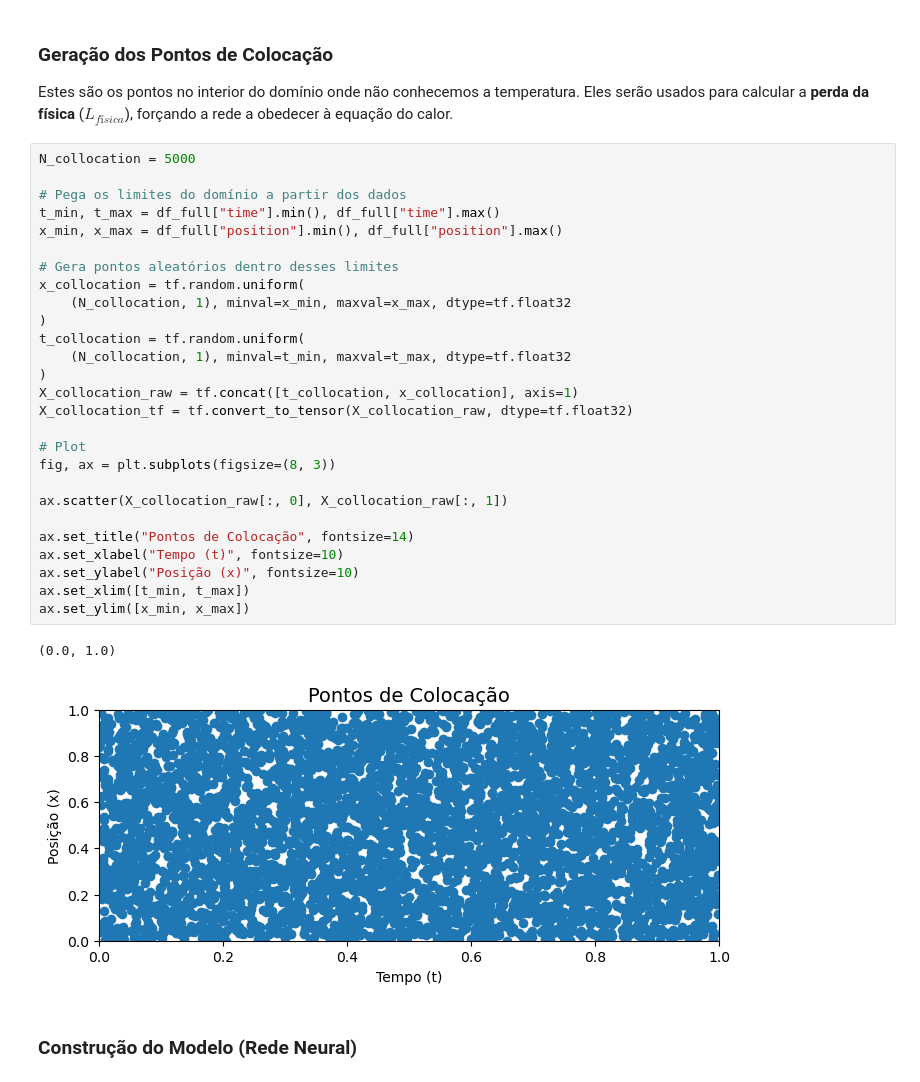
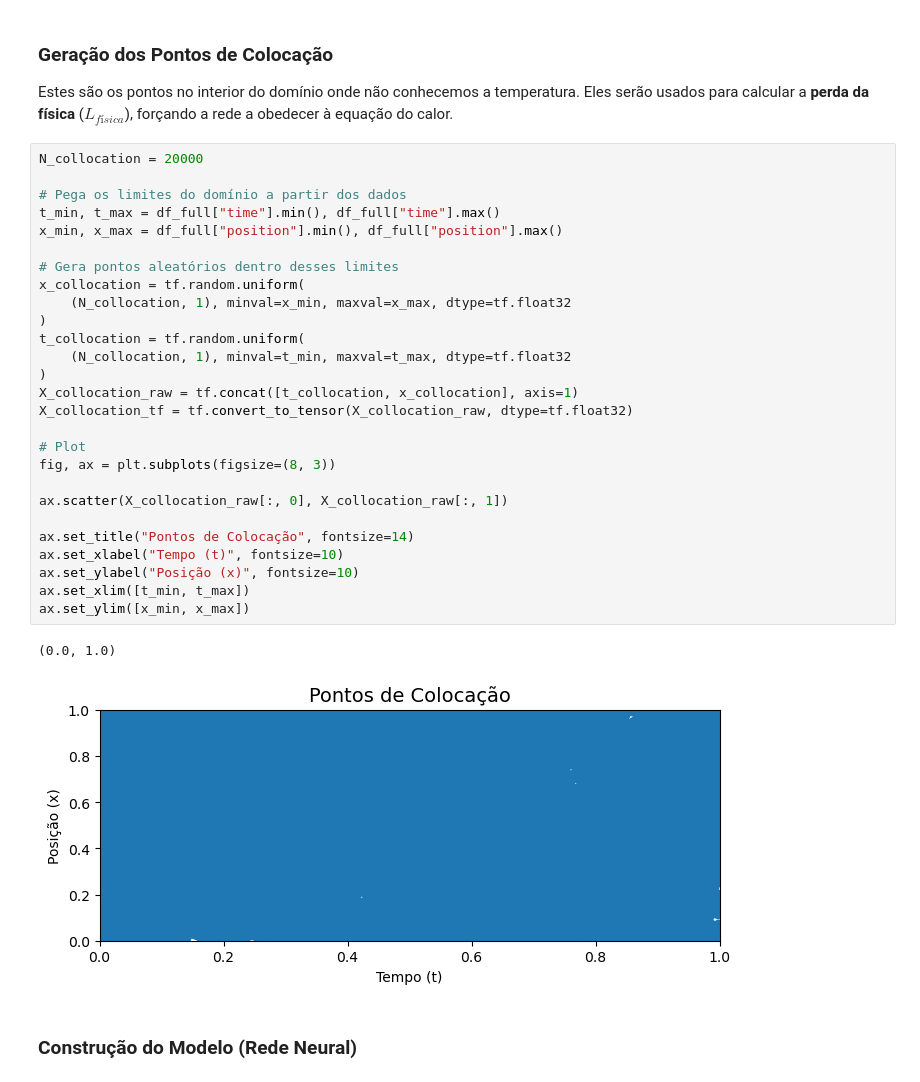
Before and after one commit to thiagoneye/master-sciml, a Jupyter notebook: 04-neural_solvers/notebooks/problem1.ipynb, the cells around one changed output. Saved outputs shown, nothing was run; the diff lists cells and outputs as text.

```diff
--- a/04-neural_solvers/notebooks/problem1.ipynb
+++ b/04-neural_solvers/notebooks/problem1.ipynb
@@ -111,35 +129,35 @@ Os dados das entrada e saída já se encontram normalizado, estando nas faixas `
 
 Estes são os pontos no interior do domínio onde não conhecemos a temperatura. Eles serão usados para calcular a **perda da física** ($L_{física}$), forçando a rede a obedecer à equação do calor.
 # %%
-N_collocation = 5000
+N_collocation = 20000
 
 # Pega os limites do domínio a partir dos dados
 t_min, t_max = df_full["time"].min(), df_full["time"].max()
 x_min, x_max = df_full["position"].min(), df_full["position"].max()
 
 # Gera pontos aleatórios dentro desses limites
 x_collocation = tf.random.uniform(
     (N_collocation, 1), minval=x_min, maxval=x_max, dtype=tf.float32
 )
 t_collocation = tf.random.uniform(
     (N_collocation, 1), minval=t_min, maxval=t_max, dtype=tf.float32
 )
 X_collocation_raw = tf.concat([t_collocation, x_collocation], axis=1)
 X_collocation_tf = tf.convert_to_tensor(X_collocation_raw, dtype=tf.float32)
 
 # Plot
 fig, ax = plt.subplots(figsize=(8, 3))
 
 ax.scatter(X_collocation_raw[:, 0], X_collocation_raw[:, 1])
 
 ax.set_title("Pontos de Colocação", fontsize=14)
 ax.set_xlabel("Tempo (t)", fontsize=10)
 ax.set_ylabel("Posição (x)", fontsize=10)
 ax.set_xlim([t_min, t_max])
 ax.set_ylim([x_min, x_max])
 # %% [output]
 (0.0, 1.0)
-[figure, old version]
+[figure, new version]
 # %% [markdown]
 ### Construção do Modelo (Rede Neural)
 # %%
```
Also changed, not shown: parts of 8 cells of this notebook, 1 other file.
